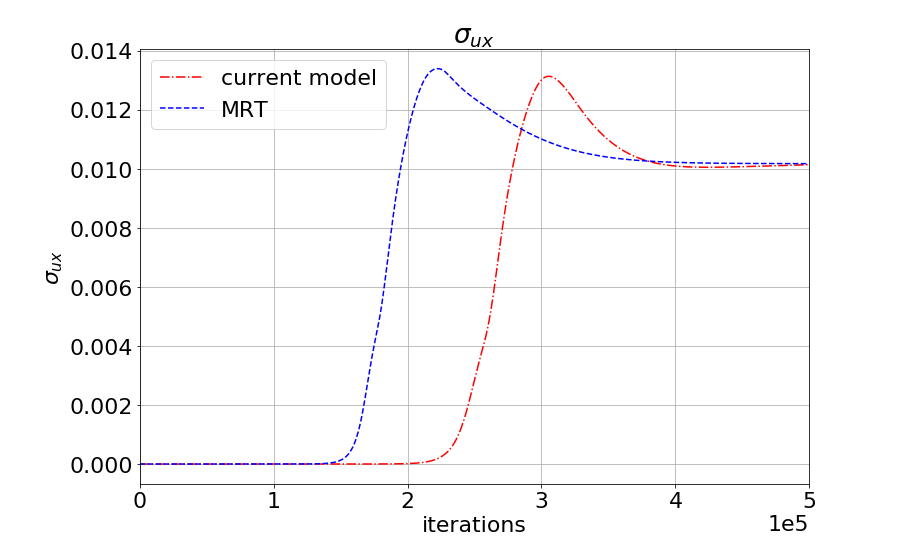
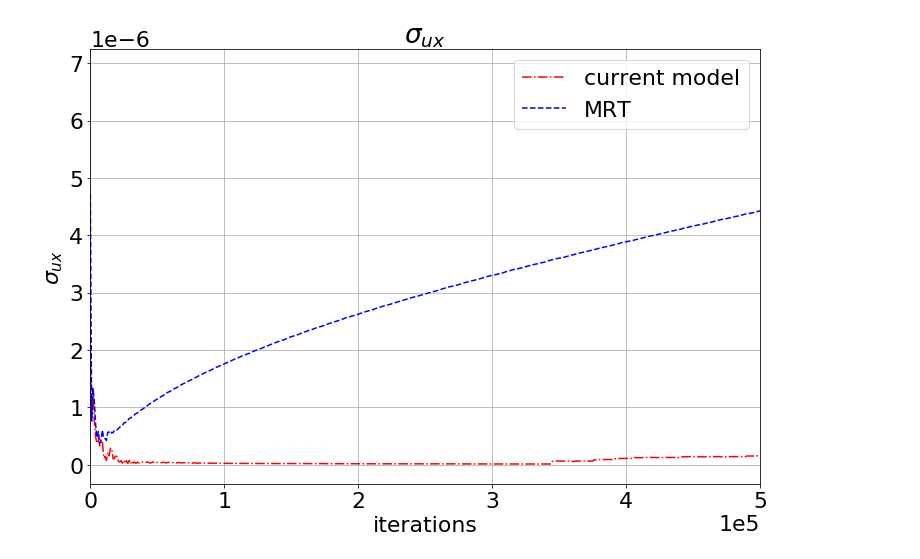
Before and after one commit to ggruszczynski/TCLB, a Jupyter notebook: moje/python/moving_resting_bubble/u_std_circular.ipynb, the cells around one changed output. Saved outputs shown, nothing was run; the diff lists cells and outputs as text; code cells hidden in the pictures.

```diff
--- a/moje/python/moving_resting_bubble/u_std_circular.ipynb
+++ b/moje/python/moving_resting_bubble/u_std_circular.ipynb
@@ -5,11 +5,15 @@ import numpy as np
 import pandas as pd
 import csv
 
+rho_ratio = '1'
+v = '01'
+Ux='001'
 
-folder_path = os.path.join("../data_for_plots", "moving_vs_resting_bubble", "line_data_rho100_v01_circular")
+folder_path = os.path.join("../data_for_plots",
+                           "moving_vs_resting_bubble",
+                           "line_data_rho%s_v%s_circular_Ux%s" % (rho_ratio, v,Ux))
 
-
-n = 500  # last time-frame
+n = 999  # last time-frame
 
 cm_ux_std = np.empty(n)
 mrt_ux_std = np.empty(n)
@@ -47,31 +51,31 @@ for i in range(n):
 # %%
 ## make plot
 plt.rcParams.update({'font.size': 22})
 plt.figure(figsize=(12, 8))
 plt.plot(np.arange(n)*1E3, cm_ux_std,  color="red",  marker="", linestyle="-.", label=r'current model')
 plt.plot(np.arange(n)*1E3, mrt_ux_std, color="blue", marker="", linestyle="--", label=r'MRT')
 # plt.plot(line_size, theoretical, color="black", marker="x", linestyle="", label='theoretical')
 
 # plt.plot(frames_cm[150]['arc_length'], frames_cm[150]['U:0'],  color="red",  marker="<", linestyle="", label=r'current model')
 # plt.plot(frames_mrt[150]['arc_length'], frames_mrt[150]['U:0'], color="blue", marker=">", linestyle="", label=r'MRT')
 
 axes = plt.gca()
 axes.set_xlim([0,0.5*1E6])
 # axes.set_ylim([0, 1.0])
 
 # plt.plot(frames_cm[0]['arc_length'], frames_cm[0]['PhaseField'], color="green", marker="x", linestyle="",  label='test')
 plt.ticklabel_format(style='sci', axis='x', scilimits=(0, 0))
+plt.ticklabel_format(style='sci', axis='y', scilimits=(0, 0))
 plt.ylabel(r'$\sigma_{ux}$')
 plt.xlabel(r'iterations')
 
 plt.title(r'$\sigma_{ux}$ ')
 plt.grid(True)
 plt.legend()
 
 fig = plt.gcf()  # get current figure
-fig.savefig('sigma_ux.png')
-
+fig.savefig('sigma_ux_rho%s_v%s_Ux%s.png' % (rho_ratio, v, Ux))
 plt.show()
 plt.close(fig) # close the figure
 # %% [output]
-[figure, old version]
+[figure, new version]
```
Also changed, not shown: 30 other files.
